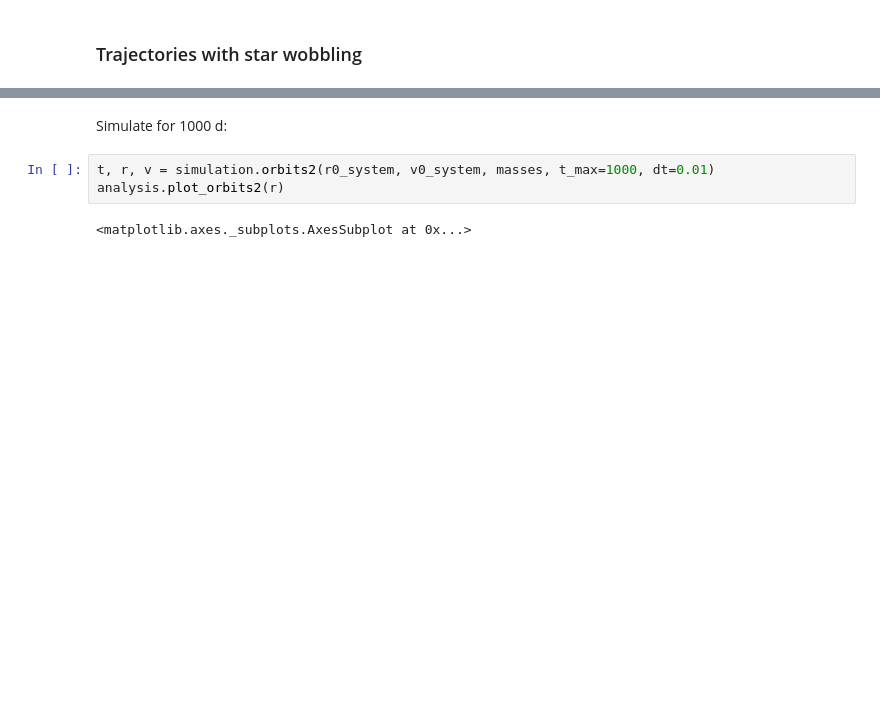
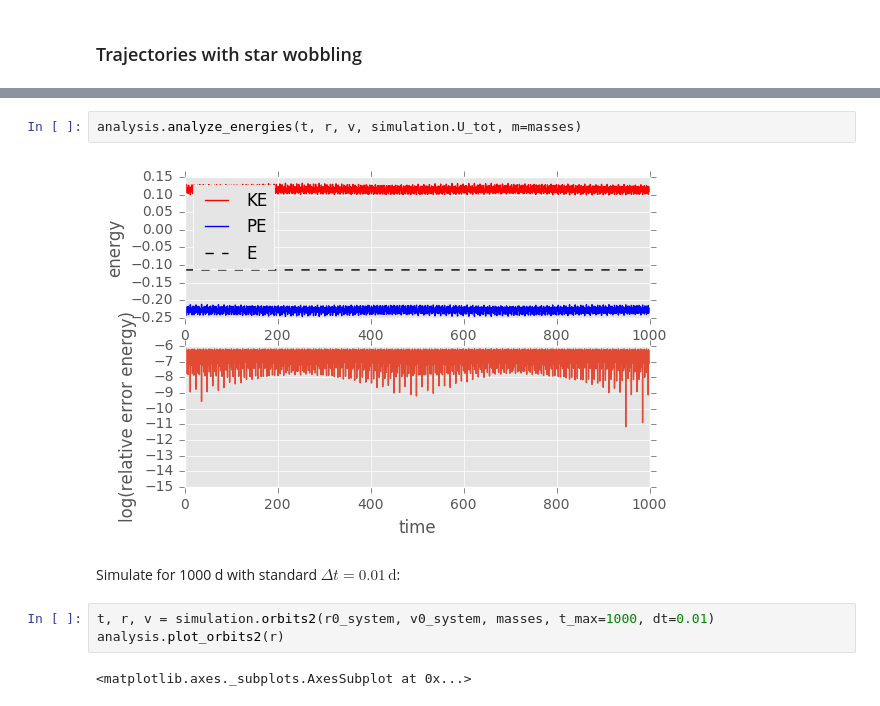
Before and after one commit to Py4Phy/project-trappist-system, a Jupyter notebook: solution/p2_full_solution.ipynb, the cells around one changed output, grey strips where cells are left out. Saved outputs shown, nothing was run; the diff lists cells and outputs as text; blank space fills up the shorter version.

```diff
--- a/solution/p2_full_solution.ipynb
+++ b/solution/p2_full_solution.ipynb
@@ -131,5 +146,9 @@ v0_system = np.vstack((v0_star, v0))
+# %%
+analysis.analyze_energies(t, r, v, simulation.U_tot, m=masses)
+# %% [output]
+[figure, added]
 # %% [markdown]
-Simulate for 1000 d:
+Simulate for 1000 d with standard $\Delta t = 0.01\,\text{d}$:
 # %%
 t, r, v = simulation.orbits2(r0_system, v0_system, masses, t_max=1000, dt=0.01)
 analysis.plot_orbits2(r)
```
Also changed, not shown: parts of 7 cells of this notebook, 1 other file.
